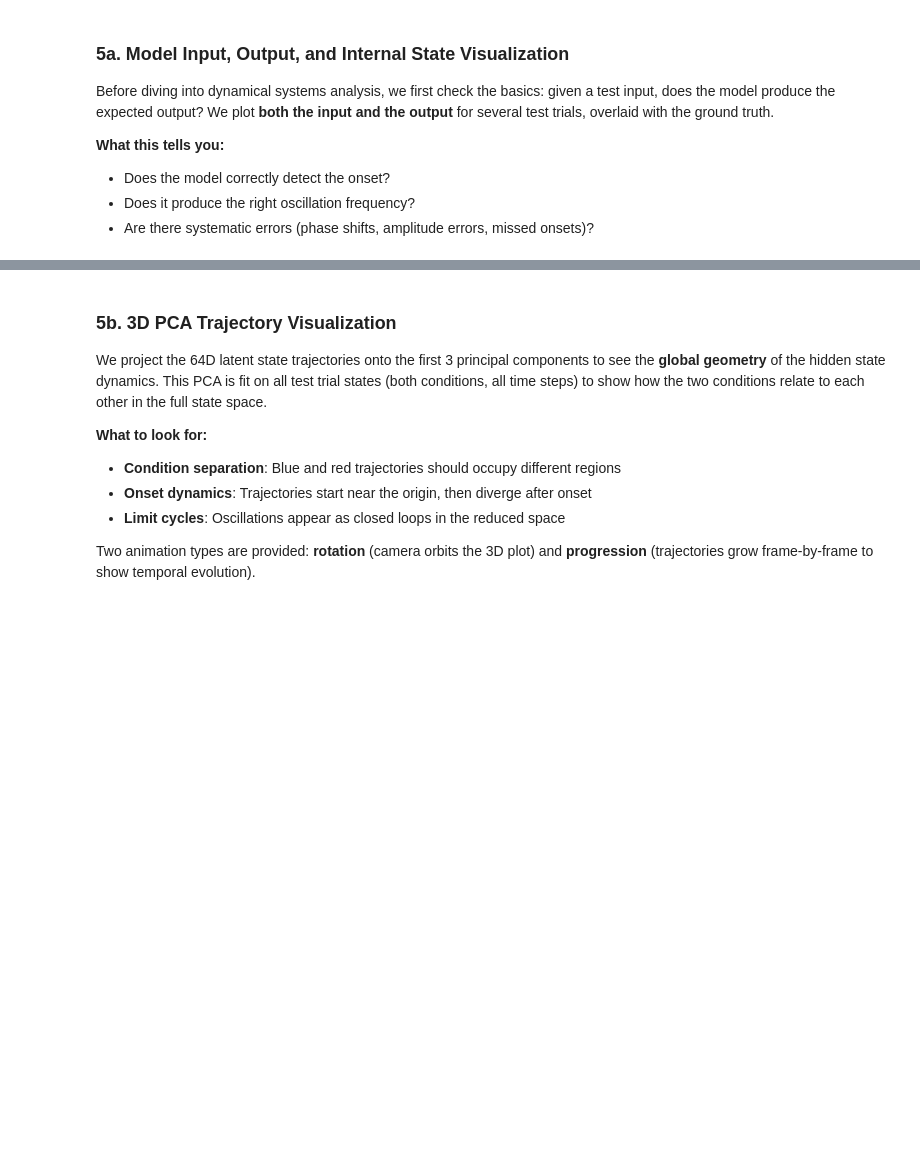
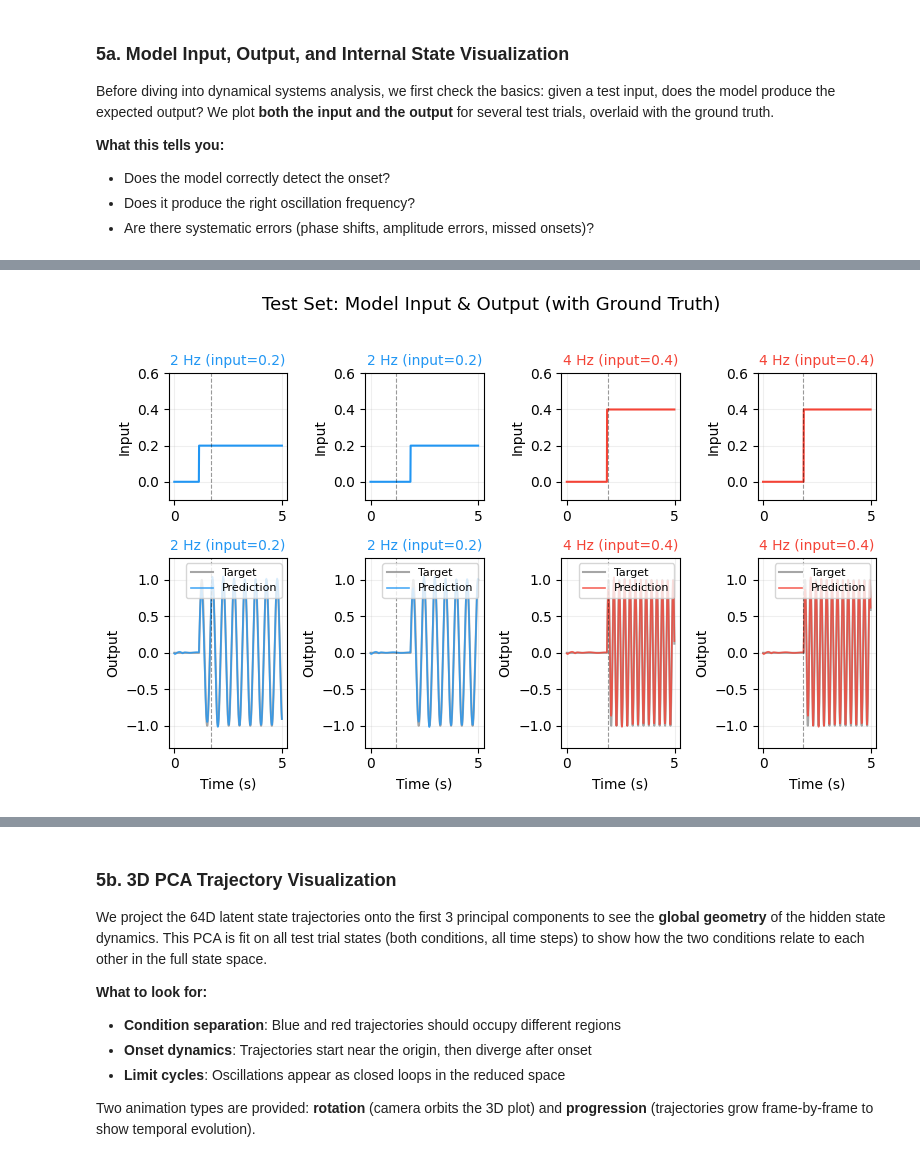
Before and after one commit to ChenHH730/NeuralRNN, a Jupyter notebook: notebook/03_custom_pipeline.ipynb, the cells around one changed output, grey strips where cells are left out. Drawn from its saved outputs; the diff is of its cells as text; code cells hidden in the pictures; blank space fills up the shorter version.

```diff
--- a/notebook/03_custom_pipeline.ipynb
+++ b/notebook/03_custom_pipeline.ipynb
@@ -513,7 +577,7 @@ print(f"Test conditions: {np.sum(test_conditions == 0)} x 2 Hz, "
 # %%
 # ---- Plot input + output for sample test trials ----
 n_show = 4  # 2 trials per condition
-fig, axes = plt.subplots(2, n_show, figsize=(16, 8),
+fig, axes = plt.subplots(2, n_show, figsize=(8, 5),
                           gridspec_kw={'height_ratios': [1, 1.5]})
 
 plot_idx = 0
@@ -529,35 +593,38 @@ for cond_idx in [0, 1]:
         ax_in = axes[0, plot_idx]
         ax_in.plot(t, test_inputs[trial_idx, :, 0].numpy(),
                    color=cond_colors[cond_idx], lw=1.5)
         ax_in.axvline(x=onset_s, color='black', linestyle='--', alpha=0.4, lw=0.8)
-        ax_in.set_title(f'{cond_names[cond_idx]} — Trial {trial_idx} — INPUT',
+        ax_in.set_title(f'{cond_names[cond_idx]}',
                         fontsize=10, color=cond_colors[cond_idx])
         ax_in.set_ylabel('Input')
         ax_in.set_ylim(-0.1, 0.6)
         ax_in.grid(True, alpha=0.2)
 
         # === Bottom: OUTPUT (prediction vs target) ===
         ax_out = axes[1, plot_idx]
         ax_out.plot(t, test_targets[trial_idx, :, 0].numpy(),
                     color='gray', lw=1.5, alpha=0.7, label='Target')
         ax_out.plot(t, preds[trial_idx, :, 0],
                     color=cond_colors[cond_idx], lw=1.2, alpha=0.8,
                     label='Prediction')
         ax_out.axvline(x=onset_s, color='black', linestyle='--', alpha=0.4, lw=0.8)
-        ax_out.set_title(f'{cond_names[cond_idx]} — Trial {trial_idx} — OUTPUT',
+        ax_out.set_title(f'{cond_names[cond_idx]}',
                          fontsize=10, color=cond_colors[cond_idx])
         ax_out.set_xlabel('Time (s)')
         ax_out.set_ylabel('Output')
         ax_out.set_ylim(-1.3, 1.3)
         ax_out.legend(fontsize=8, loc='upper right')
         ax_out.grid(True, alpha=0.2)
 
         plot_idx += 1
 
 fig.suptitle('Test Set: Model Input & Output (with Ground Truth)',
              fontsize=13, y=1.02)
 plt.tight_layout()
+plt.savefig(FIG_DIR / "test_input_output.png", dpi=150)
 plt.show()
+# %% [output]
+[figure, added]
 # %%
 # ---- Compute per-condition test MSE ----
 for cond_idx in [0, 1]:
```
Also changed, not shown: parts of 31 cells of this notebook, 26 other files.
